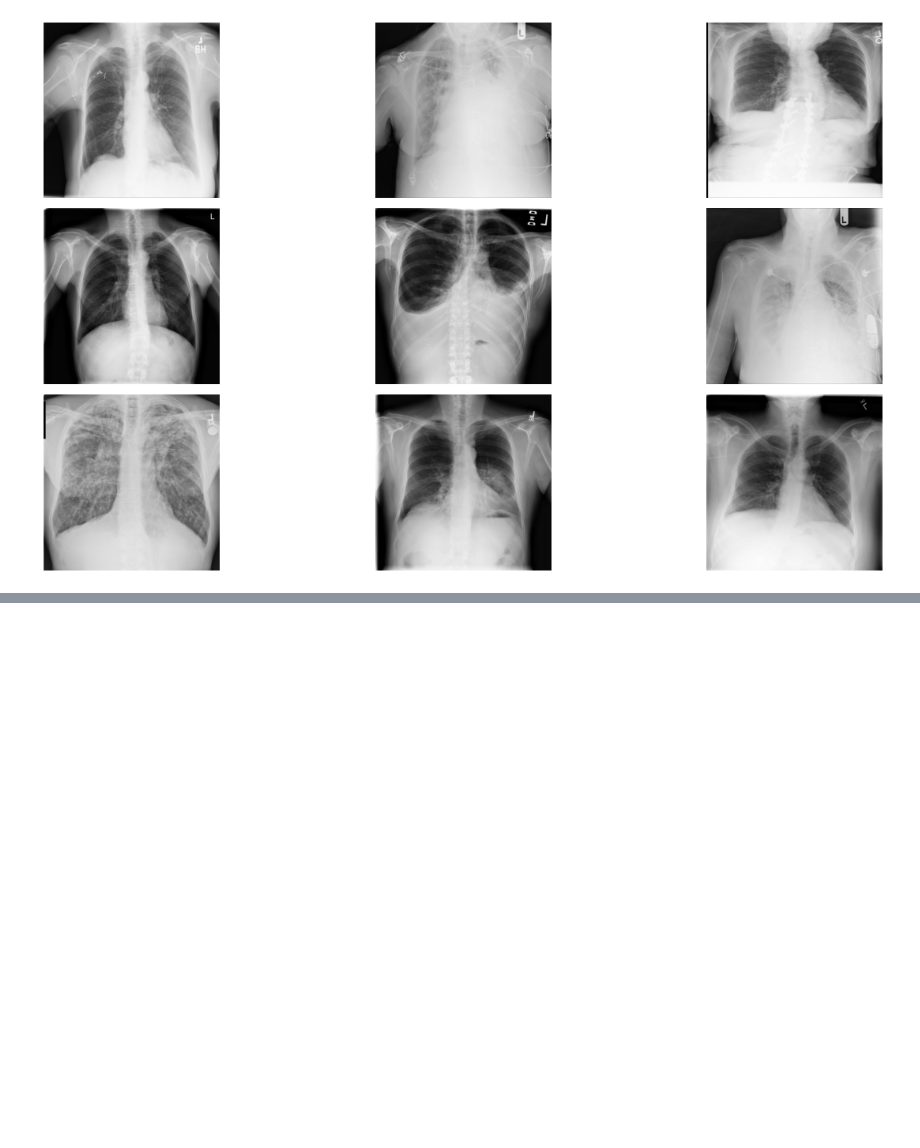
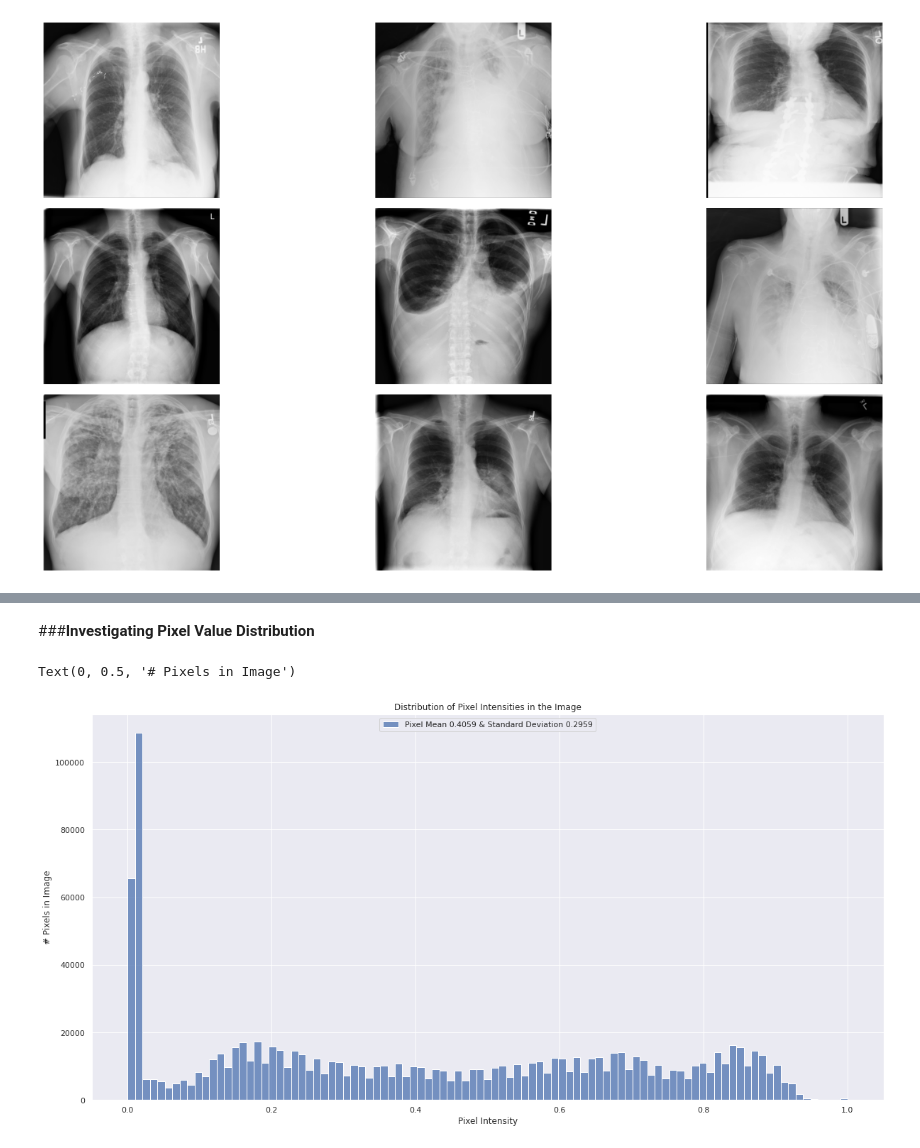
Before and after one commit to Spencer-Long/Project-XRAY, a Jupyter notebook: Notebooks/Project_X_Ray_V_1_0.ipynb, the cells around one changed output, grey strips where cells are left out. Cells and saved outputs as stored; diff of their text form; code cells hidden in the pictures; blank space fills up the shorter version.

```diff
--- a/Notebooks/Project_X_Ray_V_1_0.ipynb
+++ b/Notebooks/Project_X_Ray_V_1_0.ipynb
@@ -227,0 +252,14 @@ Display Images
+# %% [markdown]
+###**Investigating Pixel Value Distribution**
+# %%
+# Plot a histogram of the distribution of the pixels
+plt.figure(figsize=(20,10))
+sns.histplot(raw_image.ravel(),
+             label=f'Pixel Mean {np.mean(raw_image):.4f} & Standard Deviation {np.std(raw_image):.4f}', kde=False)
+plt.legend(loc='upper center')
+plt.title('Distribution of Pixel Intensities in the Image')
+plt.xlabel('Pixel Intensity')
+plt.ylabel('# Pixels in Image')
+# %% [output]
+Text(0, 0.5, '# Pixels in Image')
+[figure, added]
```
Also changed, not shown: parts of 3 cells of this notebook.
